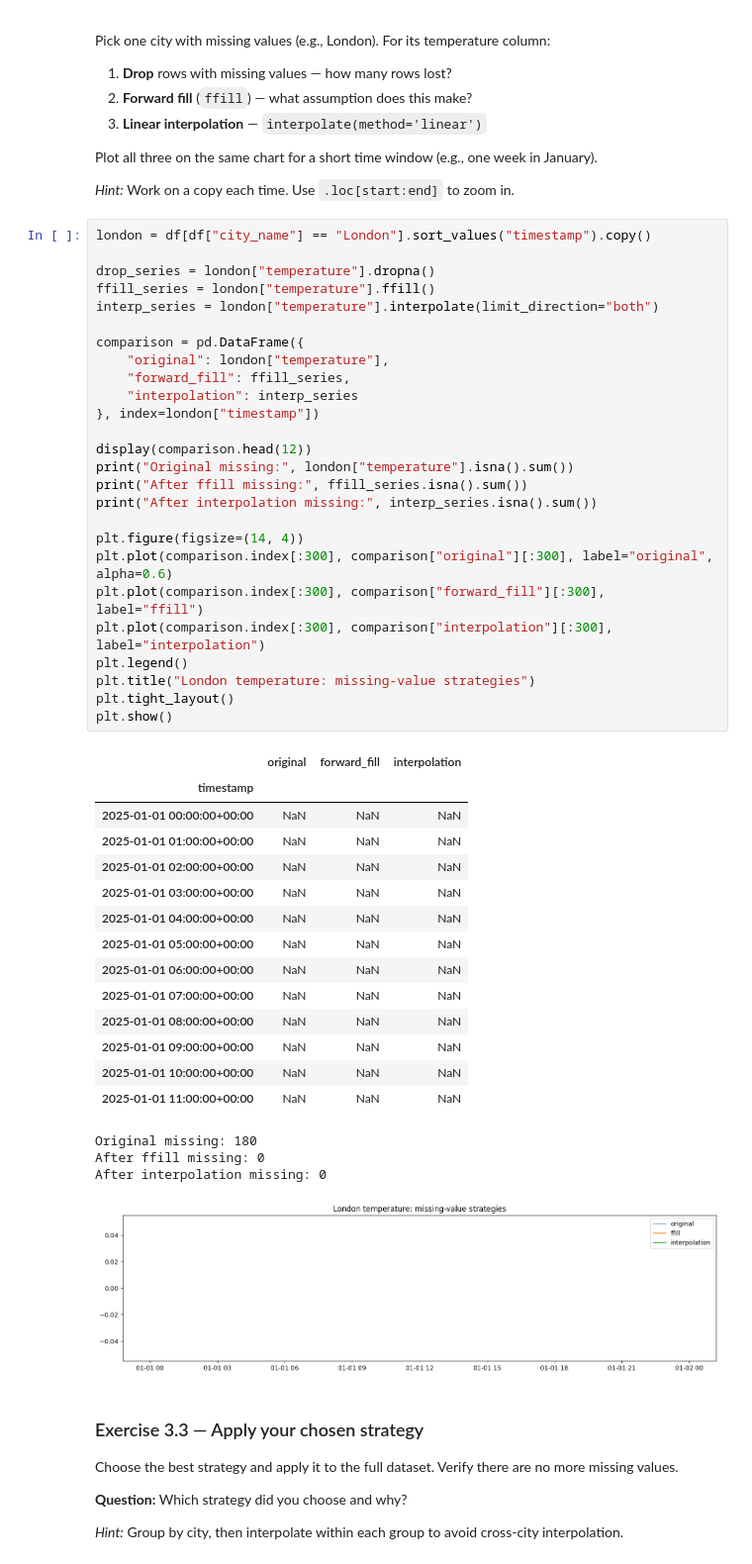
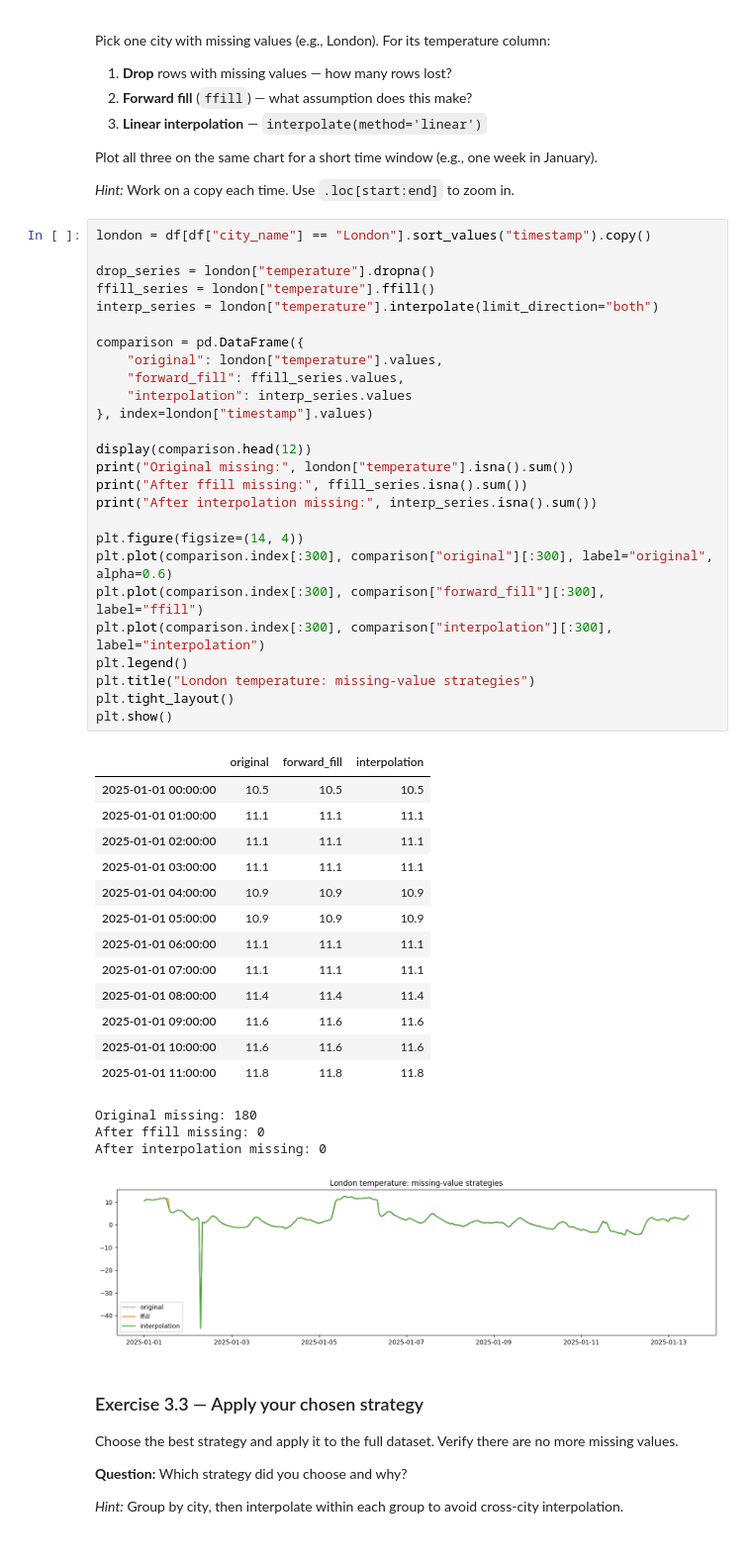
Before and after one commit to xrxrmmx/mission, a Jupyter notebook: tp1_solved.ipynb, the cells around one changed output. Shown at 99% size. Drawn from its saved outputs; the diff is of its cells as text.

```diff
--- a/tp1_solved.ipynb
+++ b/tp1_solved.ipynb
@@ -354,48 +354,47 @@ Plot all three on the same chart for a short time window (e.g., one week in Janu
 # %%
 london = df[df["city_name"] == "London"].sort_values("timestamp").copy()
 
 drop_series = london["temperature"].dropna()
 ffill_series = london["temperature"].ffill()
 interp_series = london["temperature"].interpolate(limit_direction="both")
 
 comparison = pd.DataFrame({
-    "original": london["temperature"],
-    "forward_fill": ffill_series,
-    "interpolation": interp_series
-}, index=london["timestamp"])
+    "original": london["temperature"].values,
+    "forward_fill": ffill_series.values,
+    "interpolation": interp_series.values
+}, index=london["timestamp"].values)
 
 display(comparison.head(12))
 print("Original missing:", london["temperature"].isna().sum())
 print("After ffill missing:", ffill_series.isna().sum())
 print("After interpolation missing:", interp_series.isna().sum())
 
 plt.figure(figsize=(14, 4))
 plt.plot(comparison.index[:300], comparison["original"][:300], label="original", alpha=0.6)
 plt.plot(comparison.index[:300], comparison["forward_fill"][:300], label="ffill")
 plt.plot(comparison.index[:300], comparison["interpolation"][:300], label="interpolation")
 plt.legend()
 plt.title("London temperature: missing-value strategies")
 plt.tight_layout()
 plt.show()
 # %% [output]
 |  | original | forward_fill | interpolation |
-| timestamp |  |  |  |
-| 2025-01-01 00:00:00+00:00 | NaN | NaN | NaN |
-| 2025-01-01 01:00:00+00:00 | NaN | NaN | NaN |
-| 2025-01-01 02:00:00+00:00 | NaN | NaN | NaN |
-| 2025-01-01 03:00:00+00:00 | NaN | NaN | NaN |
-| 2025-01-01 04:00:00+00:00 | NaN | NaN | NaN |
-| 2025-01-01 05:00:00+00:00 | NaN | NaN | NaN |
-| 2025-01-01 06:00:00+00:00 | NaN | NaN | NaN |
-| 2025-01-01 07:00:00+00:00 | NaN | NaN | NaN |
-| 2025-01-01 08:00:00+00:00 | NaN | NaN | NaN |
-| 2025-01-01 09:00:00+00:00 | NaN | NaN | NaN |
-| 2025-01-01 10:00:00+00:00 | NaN | NaN | NaN |
-| 2025-01-01 11:00:00+00:00 | NaN | NaN | NaN |
+| 2025-01-01 00:00:00 | 10.5 | 10.5 | 10.5 |
+| 2025-01-01 01:00:00 | 11.1 | 11.1 | 11.1 |
+| 2025-01-01 02:00:00 | 11.1 | 11.1 | 11.1 |
+| 2025-01-01 03:00:00 | 11.1 | 11.1 | 11.1 |
+| 2025-01-01 04:00:00 | 10.9 | 10.9 | 10.9 |
+| 2025-01-01 05:00:00 | 10.9 | 10.9 | 10.9 |
+| 2025-01-01 06:00:00 | 11.1 | 11.1 | 11.1 |
+| 2025-01-01 07:00:00 | 11.1 | 11.1 | 11.1 |
+| 2025-01-01 08:00:00 | 11.4 | 11.4 | 11.4 |
+| 2025-01-01 09:00:00 | 11.6 | 11.6 | 11.6 |
+| 2025-01-01 10:00:00 | 11.6 | 11.6 | 11.6 |
+| 2025-01-01 11:00:00 | 11.8 | 11.8 | 11.8 |
 Original missing: 180
 After ffill missing: 0
 After interpolation missing: 0
-[figure, old version]
+[figure, new version]
 # %% [markdown]
 ### Exercise 3.3 — Apply your chosen strategy
 
```
Also changed, not shown: parts of 1 cell of this notebook.
